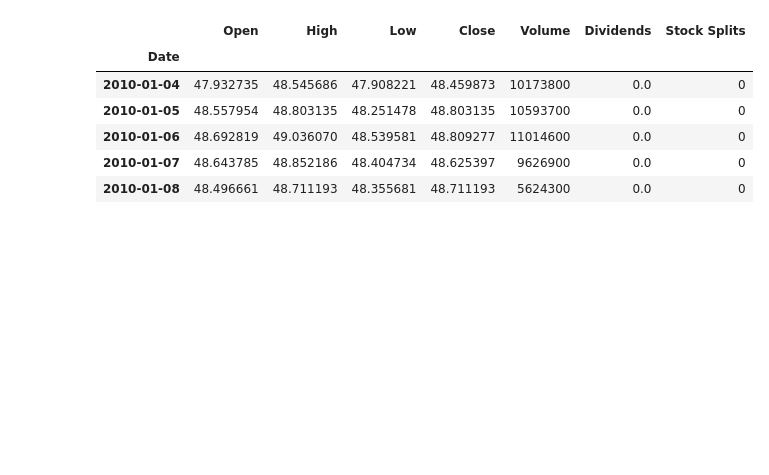
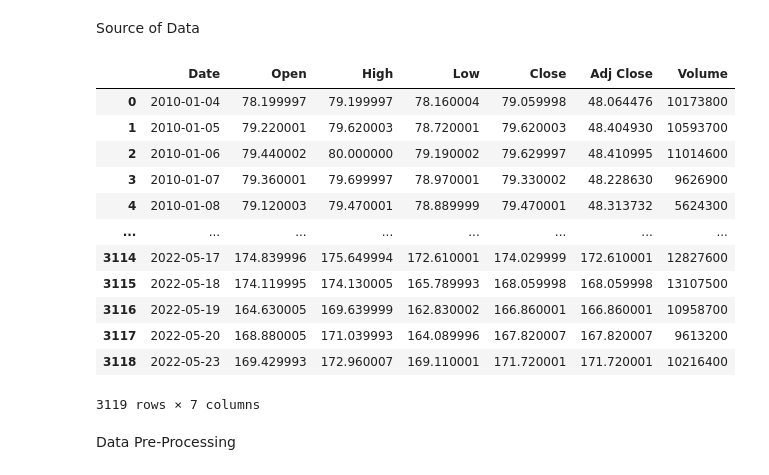
Before and after one commit to Kmhaas/Chevron_Market_Predictions_Final-Project, a Jupyter notebook: CVX_Project_Model.ipynb, the cells around one changed output. Cells and saved outputs as stored; diff of their text form; code cells hidden in the pictures; blank space fills up the shorter version.

```diff
--- a/CVX_Project_Model.ipynb
+++ b/CVX_Project_Model.ipynb
@@ -12,16 +13,25 @@ from sklearn.tree import DecisionTreeClassifier
 from sklearn.model_selection import train_test_split
 from sklearn.preprocessing import StandardScaler
 from sklearn.metrics import precision_score,classification_report,confusion_matrix
+# %% [markdown]
+Source of Data
 # %%
-# Get CVX stock data from Yahoo Finance
-cvx = yf.Ticker("CVX")
-cvx = cvx.history(start = '2010-01-01', end = '2022-05-06')
-cvx.head(5)
+# Get CVX stock data from Yahoo Finance csv file.
+cvx_df = pd.read_csv('CVX.csv')
+cvx_df
 # %% [output]
-|  | Open | High | Low | Close | Volume | Dividends | Stock Splits |
-| Date |  |  |  |  |  |  |  |
-| 2010-01-04 | 47.932735 | 48.545686 | 47.908221 | 48.459873 | 10173800 | 0.0 | 0 |
-| 2010-01-05 | 48.557954 | 48.803135 | 48.251478 | 48.803135 | 10593700 | 0.0 | 0 |
-| 2010-01-06 | 48.692819 | 49.036070 | 48.539581 | 48.809277 | 11014600 | 0.0 | 0 |
-| 2010-01-07 | 48.643785 | 48.852186 | 48.404734 | 48.625397 | 9626900 | 0.0 | 0 |
-| 2010-01-08 | 48.496661 | 48.711193 | 48.355681 | 48.711193 | 5624300 | 0.0 | 0 |
+|  | Date | Open | High | Low | Close | Adj Close | Volume |
+| 0 | 2010-01-04 | 78.199997 | 79.199997 | 78.160004 | 79.059998 | 48.064476 | 10173800 |
+| 1 | 2010-01-05 | 79.220001 | 79.620003 | 78.720001 | 79.620003 | 48.404930 | 10593700 |
+| 2 | 2010-01-06 | 79.440002 | 80.000000 | 79.190002 | 79.629997 | 48.410995 | 11014600 |
+| 3 | 2010-01-07 | 79.360001 | 79.699997 | 78.970001 | 79.330002 | 48.228630 | 9626900 |
+| 4 | 2010-01-08 | 79.120003 | 79.470001 | 78.889999 | 79.470001 | 48.313732 | 5624300 |
+| ... | ... | ... | ... | ... | ... | ... | ... |
+| 3114 | 2022-05-17 | 174.839996 | 175.649994 | 172.610001 | 174.029999 | 172.610001 | 12827600 |
+| 3115 | 2022-05-18 | 174.119995 | 174.130005 | 165.789993 | 168.059998 | 168.059998 | 13107500 |
+| 3116 | 2022-05-19 | 164.630005 | 169.639999 | 162.830002 | 166.860001 | 166.860001 | 10958700 |
+| 3117 | 2022-05-20 | 168.880005 | 171.039993 | 164.089996 | 167.820007 | 167.820007 | 9613200 |
+| 3118 | 2022-05-23 | 169.429993 | 172.960007 | 169.110001 | 171.720001 | 171.720001 | 10216400 |
+3119 rows × 7 columns
+# %% [markdown]
+Data Pre-Processing
```
Also changed, not shown: parts of 41 cells of this notebook.
